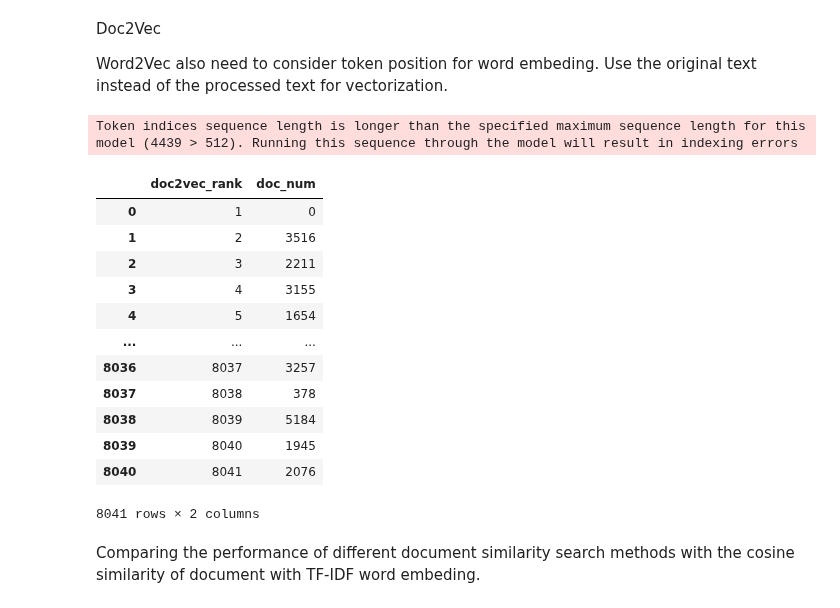
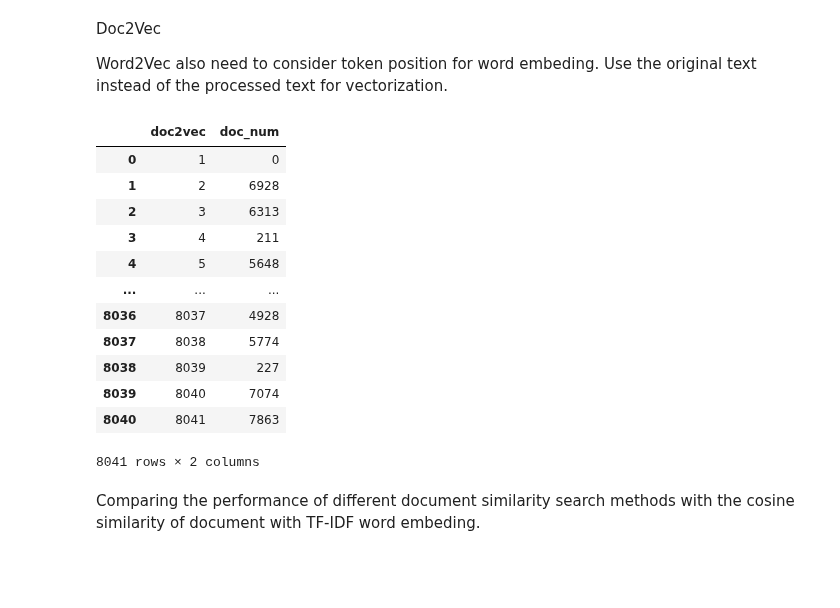
Before and after one commit to pywong-polyu/COMP5434-Big-Data-Computing, a Jupyter notebook: similarity_analysis.ipynb, the cells around one changed output. Cells and saved outputs as stored; diff of their text form; code cells hidden in the pictures; blank space fills up the shorter version.

```diff
--- a/similarity_analysis.ipynb
+++ b/similarity_analysis.ipynb
@@ -476,43 +476,3 @@ Word2Vec also need to consider token position for word embeding. Use the origina
 model_name = 'distilbert-base-uncased-finetuned-sst-2-english'
 model = AutoModelForSequenceClassification.from_pretrained(model_name)
 tokenizer = AutoTokenizer.from_pretrained(model_name)
-# %%
-def tag_documents(orginal_docs):
-    tagged_docs = []
-    for i in range(0,len(orginal_docs)):
-        doc = orginal_docs[i]
-        doc_id = str(i)
-        tokens = tokenizer.tokenize(doc)
-        tagged_doc = TaggedDocument(words=tokens,tags=[doc_id])
-        tagged_docs.append(tagged_doc)
-
-    return tagged_docs
-
-
-def get_doc2vec_result(model,original_docs,target_doc_num):
-
-    target_doc = original_docs[target_doc_num]
-    target_tokens = tokenizer.tokenize(target_doc)
-    inferred_vector = model.infer_vector(target_tokens)
-    similar_docs = model.dv.most_similar([inferred_vector],topn=len(original_docs))
-
-
-    doc_num_list = []
-    rank_list = []
-
-    for i in range(0,len(similar_docs)):
-        doc = similar_docs[i]
-        rank = i + 1 # rank start from 1 instead of 0, 1 has highest similarity
-        doc_num = int(doc[0])
-
-        rank_list.append(rank)
-        doc_num_list.append(doc_num)
-
-    doc2vec_result = pd.DataFrame({'doc2vec':rank_list,'doc_num':doc_num_list})
-
-    return doc2vec_result
-# %%
-original_docs = list(df['body_text'])
-tagged_docs = tag_documents(original_docs)
-# %% [output]
-Token indices sequence length is longer than the specified maximum sequence length for this model (4439 > 512). Running this sequence through the model will result in indexing errors
@@ -519,23 +483,23 @@ Token indices sequence length is longer than the specified maximum sequence leng
 # %%
 model = Doc2Vec()
 model.build_vocab(tagged_docs)
 model.train(tagged_docs,total_examples=model.corpus_count,epochs=20)
+
+doc2vec_result = get_doc2vec_result(model,tokenizer,original_docs,target_doc_num)
+doc2vec_result
+# %% [output]
+|  | doc2vec | doc_num |
+| 0 | 1 | 0 |
+| 1 | 2 | 6928 |
+| 2 | 3 | 6313 |
+| 3 | 4 | 211 |
+| 4 | 5 | 5648 |
+| ... | ... | ... |
+| 8036 | 8037 | 4928 |
+| 8037 | 8038 | 5774 |
+| 8038 | 8039 | 227 |
+| 8039 | 8040 | 7074 |
+| 8040 | 8041 | 7863 |
+8041 rows × 2 columns
-# %%
-doc2vec_result = get_doc2vec_result(model,original_docs,target_doc_num)
-doc2vec_result
-# %% [output]
-|  | doc2vec_rank | doc_num |
-| 0 | 1 | 0 |
-| 1 | 2 | 3516 |
-| 2 | 3 | 2211 |
-| 3 | 4 | 3155 |
-| 4 | 5 | 1654 |
-| ... | ... | ... |
-| 8036 | 8037 | 3257 |
-| 8037 | 8038 | 378 |
-| 8038 | 8039 | 5184 |
-| 8039 | 8040 | 1945 |
-| 8040 | 8041 | 2076 |
-8041 rows × 2 columns
 # %% [markdown]
 Comparing the performance of different document similarity search methods with the cosine similarity of document with TF-IDF word embeding.
```
Also changed, not shown: parts of 32 cells of this notebook, 1 other file.
